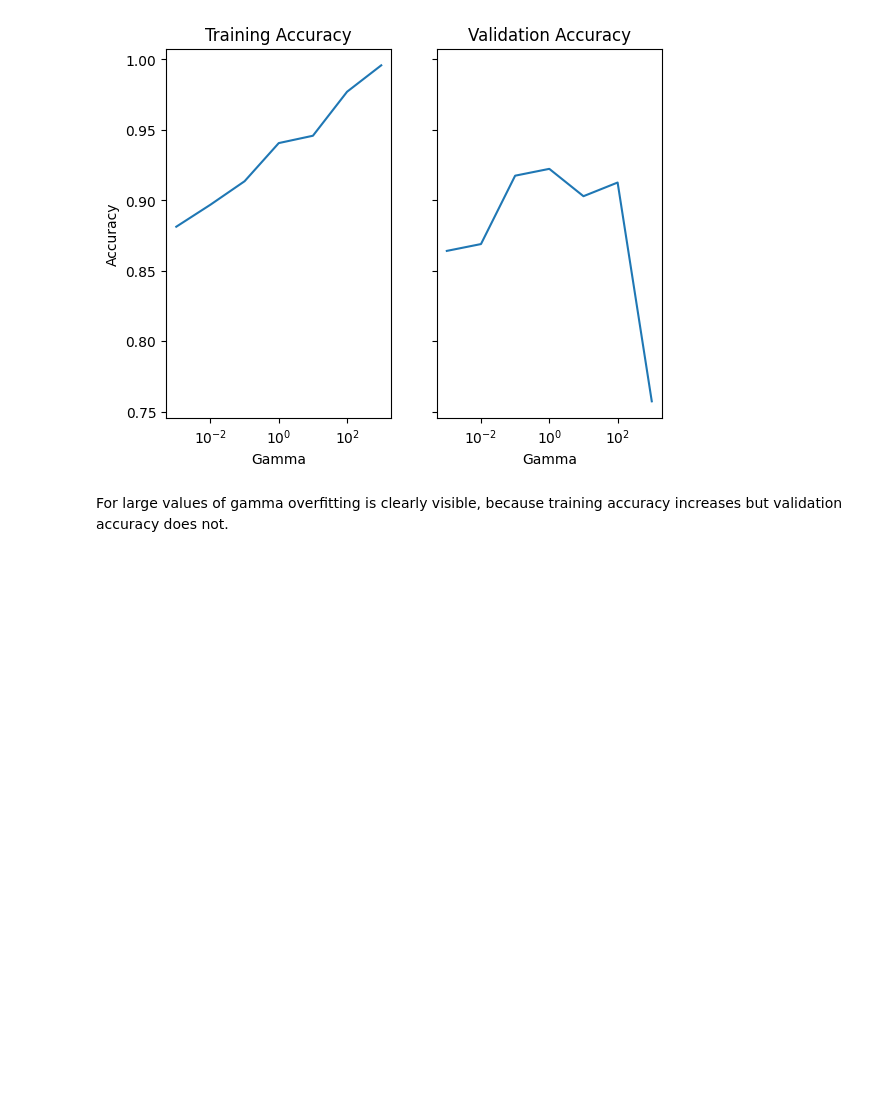
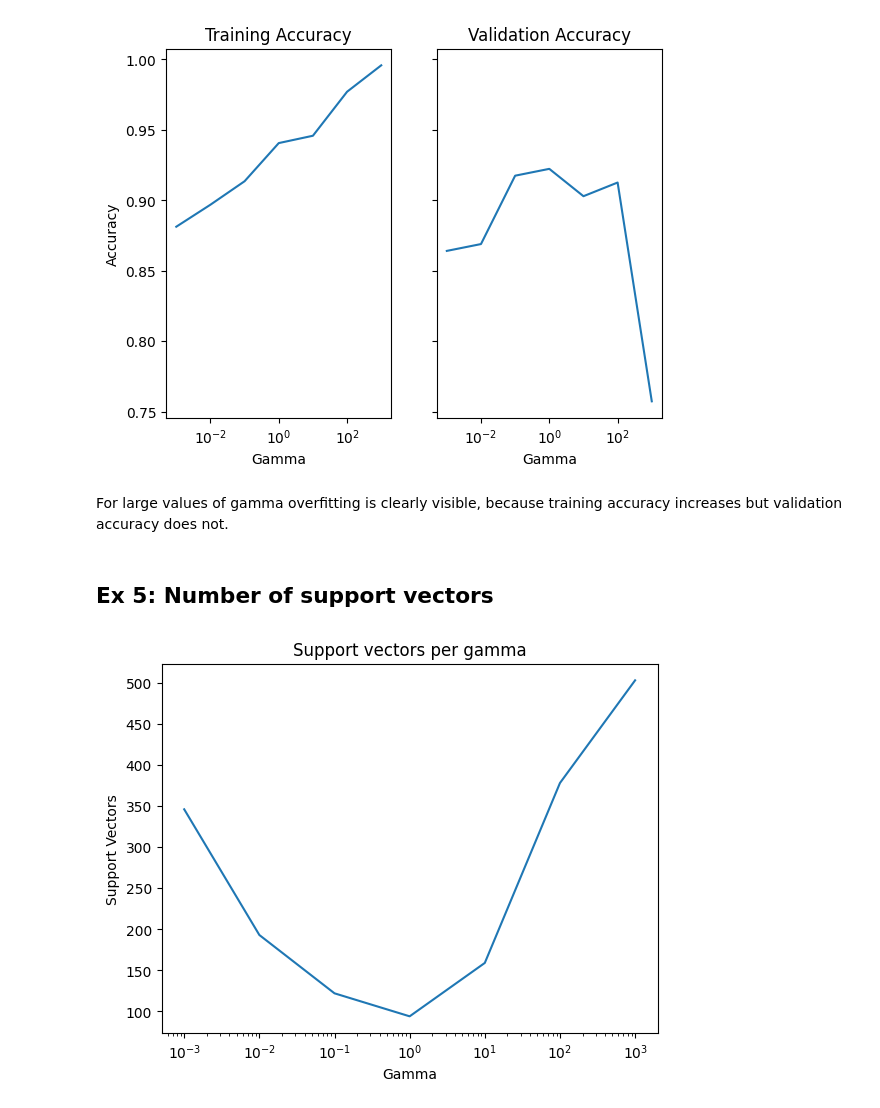
Before and after one commit to michadenheijer/MLforEDS, a Jupyter notebook: main.ipynb, the cells around one changed output. Cells and saved outputs as stored; diff of their text form; code cells hidden in the pictures; blank space fills up the shorter version.

```diff
--- a/main.ipynb
+++ b/main.ipynb
@@ -163,3 +184,16 @@ val accuracy: 0.7572815533980582
 [figure]
 # %% [markdown]
 For large values of gamma overfitting is clearly visible, because training accuracy increases but validation accuracy does not.
+# %% [markdown]
+## Ex 5: Number of support vectors
+# %%
+supp_vectors_c_fixed = [m.n_support_[0] for m in c_fixed_models]
+
+plt.plot(c_fixed_values, supp_vectors_c_fixed)
+plt.xscale("log")
+plt.xlabel("Gamma")
+plt.ylabel("Support Vectors")
+plt.title("Support vectors per gamma")
+plt.show()
+# %% [output]
+[figure, added]
```
Also changed, not shown: parts of 18 cells of this notebook.
